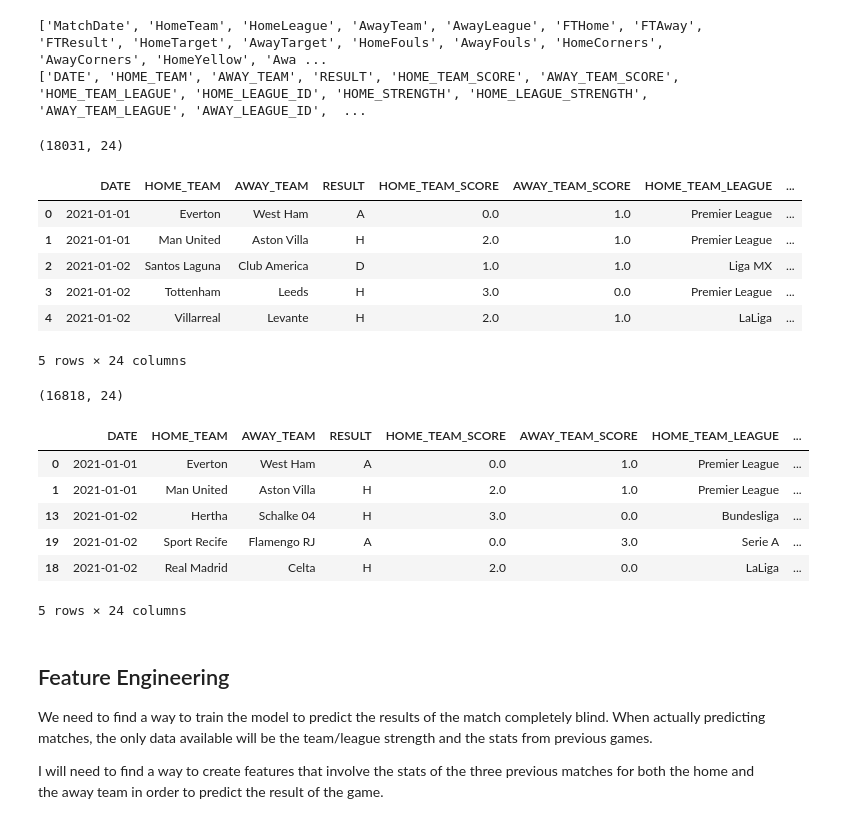
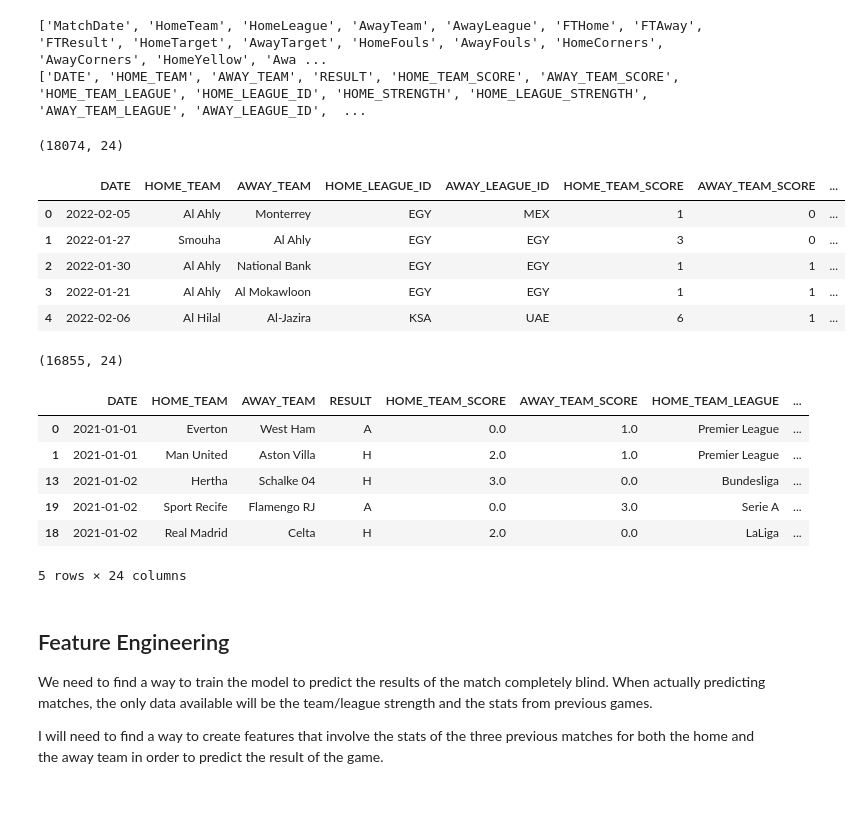
Before and after one commit to kushlalwani/CWCPredictions, a Jupyter notebook: notebooks/Exploratory_Data_Analysis.ipynb, the cells around one changed output. Drawn from its saved outputs; the diff is of its cells as text; code cells hidden in the pictures.

Commit message:
added more data

```diff
--- a/notebooks/Exploratory_Data_Analysis.ipynb
+++ b/notebooks/Exploratory_Data_Analysis.ipynb
@@ -433,31 +433,37 @@ print(continental_matches.columns.tolist())
 # %%
 league_matches.rename(columns={"MatchDate":"DATE","HomeTeam":"HOME_TEAM","AwayTeam":"AWAY_TEAM",
                                "HomeLeague":"HOME_LEAGUE_ID","AwayLeague":"AWAY_LEAGUE_ID", "FTHome":"HOME_TEAM_SCORE",
                                "FTAway":"AWAY_TEAM_SCORE","FTResult":"RESULT", "HomeTarget":"HOME_TARGET",
                                "AwayTarget":"AWAY_TARGET","HomeFouls":"HOME_FOULS","AwayFouls":"AWAY_FOULS",
                                "HomeCorners":"HOME_CORNERS","AwayCorners":"AWAY_CORNERS","HomeYellow":"HOME_YELLOW",
                                "AwayYellow":"AWAY_YELLOW","HomeRed":"HOME_RED","AwayRed":"AWAY_RED"}, inplace=True)
+
+
+# Add in the previous club world cup data and supplemental match data
+cwc_data = pd.read_csv("../data/CWC_games.csv",parse_dates=["DATE"], dayfirst=False)
+
+#Combine with leagues dataset
+league_matches = pd.concat([league_matches,cwc_data],axis=0)
 
 #Merge to get league strengths
 league_matches = league_matches.merge(home_league_strengths, on="HOME_LEAGUE_ID", how="left")
 league_matches = league_matches.merge(away_league_strengths, on="AWAY_LEAGUE_ID", how="left")
 
 league_matches = league_matches.merge(home_strengths, on=["HOME_TEAM","HOME_LEAGUE_ID"], how="left")
 league_matches = league_matches.merge(away_strengths, on=["AWAY_TEAM","AWAY_LEAGUE_ID"], how="left")
 
 league_matches = league_matches.reindex(columns=new_order)
 
 print(league_matches.shape)
-league_matches.head()
+cwc_data.head()
 # %% [output]
-(18031, 24)
+(18074, 24)
-|  | DATE | HOME_TEAM | AWAY_TEAM | RESULT | HOME_TEAM_SCORE | AWAY_TEAM_SCORE | HOME_TEAM_LEAGUE | ... |
-| 0 | 2021-01-01 | Everton | West Ham | A | 0.0 | 1.0 | Premier League | ... |
-| 1 | 2021-01-01 | Man United | Aston Villa | H | 2.0 | 1.0 | Premier League | ... |
-| 2 | 2021-01-02 | Santos Laguna | Club America | D | 1.0 | 1.0 | Liga MX | ... |
-| 3 | 2021-01-02 | Tottenham | Leeds | H | 3.0 | 0.0 | Premier League | ... |
-| 4 | 2021-01-02 | Villarreal | Levante | H | 2.0 | 1.0 | LaLiga | ... |
+|  | DATE | HOME_TEAM | AWAY_TEAM | HOME_LEAGUE_ID | AWAY_LEAGUE_ID | HOME_TEAM_SCORE | AWAY_TEAM_SCORE | ... |
+| 0 | 2022-02-05 | Al Ahly | Monterrey | EGY | MEX | 1 | 0 | ... |
+| 1 | 2022-01-27 | Smouha | Al Ahly | EGY | EGY | 3 | 0 | ... |
+| 2 | 2022-01-30 | Al Ahly | National Bank | EGY | EGY | 1 | 1 | ... |
+| 3 | 2022-01-21 | Al Ahly | Al Mokawloon | EGY | EGY | 1 | 1 | ... |
+| 4 | 2022-02-06 | Al Hilal | Al-Jazira | KSA | UAE | 6 | 1 | ... |
-5 rows × 24 columns
 # %%
 # Combine the two datasets and save it
 
@@ -472,7 +478,7 @@ match_data.to_csv("../data/final_match_data.csv",index=False)
 print(match_data.shape)
 match_data.head()
 # %% [output]
-(16818, 24)
+(16855, 24)
 |  | DATE | HOME_TEAM | AWAY_TEAM | RESULT | HOME_TEAM_SCORE | AWAY_TEAM_SCORE | HOME_TEAM_LEAGUE | ... |
 | 0 | 2021-01-01 | Everton | West Ham | A | 0.0 | 1.0 | Premier League | ... |
 | 1 | 2021-01-01 | Man United | Aston Villa | H | 2.0 | 1.0 | Premier League | ... |
```
Also changed, not shown: parts of 2 cells of this notebook, 5 other files.
